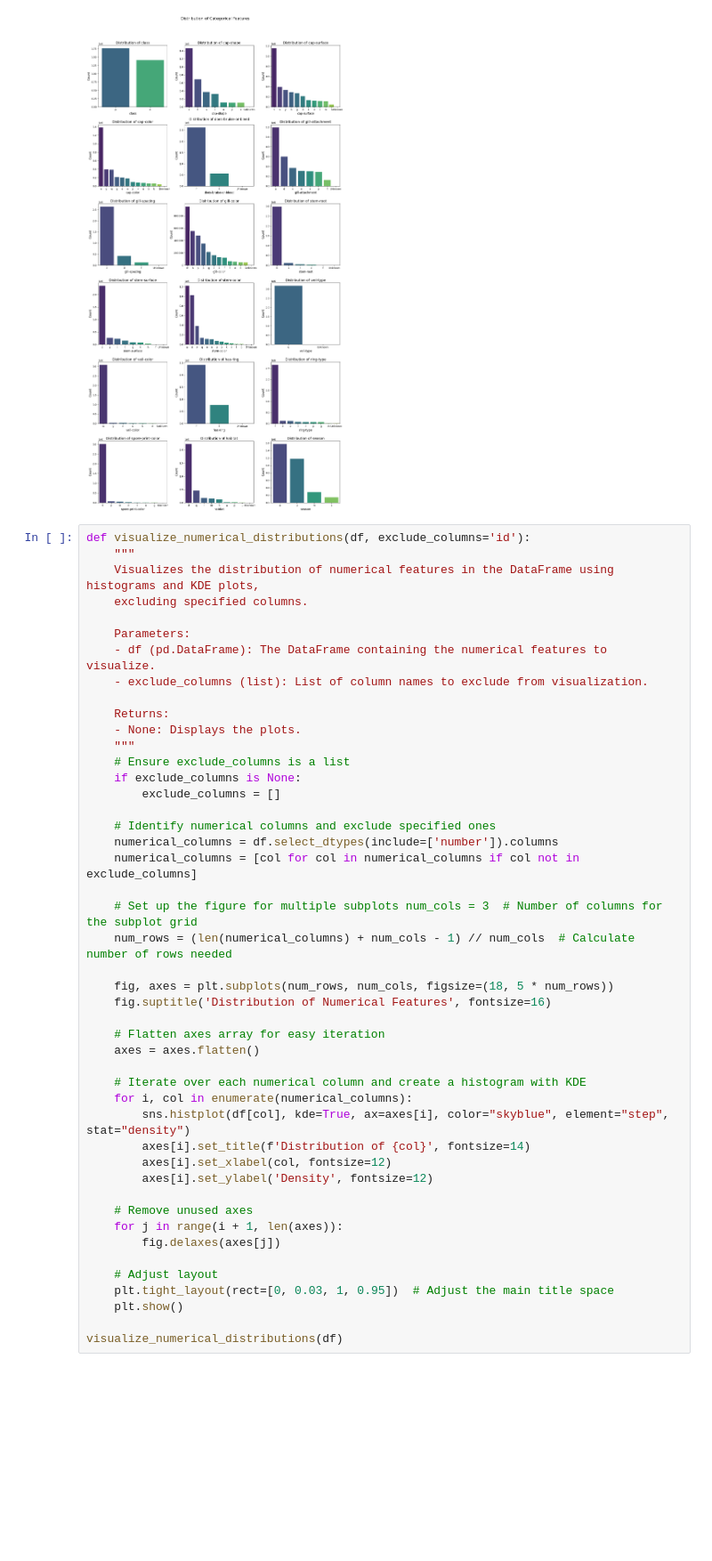
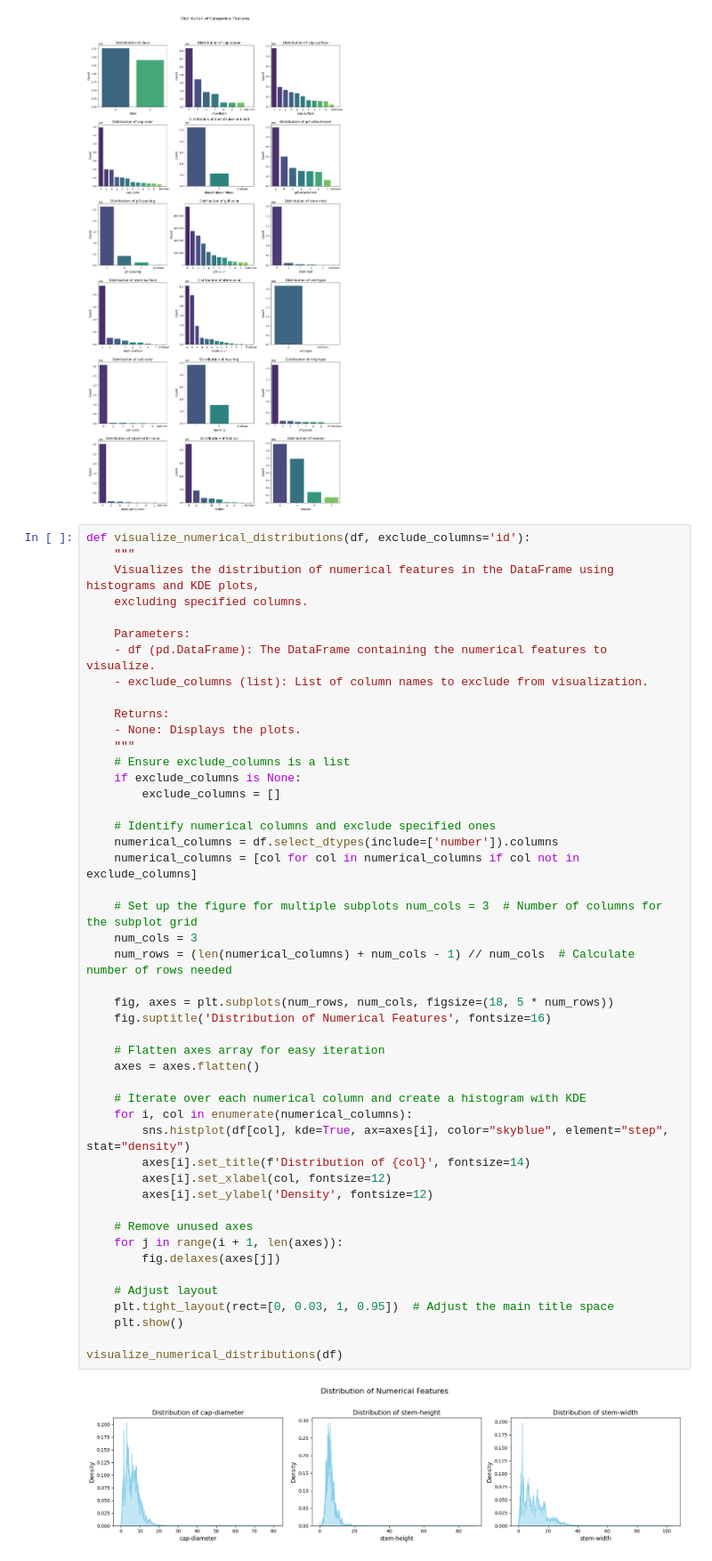
Before and after one commit to mbottoni/mushroom, a Jupyter notebook: src/notebooks/1-data-analysis.ipynb, the cells around one changed output. Shown at 89% size. Saved outputs shown, nothing was run; the diff lists cells and outputs as text; blank space fills up the shorter version.

```diff
--- a/src/notebooks/1-data-analysis.ipynb
+++ b/src/notebooks/1-data-analysis.ipynb
@@ -431,33 +434,36 @@ def visualize_numerical_distributions(df, exclude_columns='id'):
 
     # Identify numerical columns and exclude specified ones
     numerical_columns = df.select_dtypes(include=['number']).columns
     numerical_columns = [col for col in numerical_columns if col not in exclude_columns]
 
     # Set up the figure for multiple subplots num_cols = 3  # Number of columns for the subplot grid
+    num_cols = 3
     num_rows = (len(numerical_columns) + num_cols - 1) // num_cols  # Calculate number of rows needed
 
     fig, axes = plt.subplots(num_rows, num_cols, figsize=(18, 5 * num_rows))
     fig.suptitle('Distribution of Numerical Features', fontsize=16)
 
     # Flatten axes array for easy iteration
     axes = axes.flatten()
 
     # Iterate over each numerical column and create a histogram with KDE
     for i, col in enumerate(numerical_columns):
         sns.histplot(df[col], kde=True, ax=axes[i], color="skyblue", element="step", stat="density")
         axes[i].set_title(f'Distribution of {col}', fontsize=14)
         axes[i].set_xlabel(col, fontsize=12)
         axes[i].set_ylabel('Density', fontsize=12)
 
     # Remove unused axes
     for j in range(i + 1, len(axes)):
         fig.delaxes(axes[j])
 
     # Adjust layout
     plt.tight_layout(rect=[0, 0.03, 1, 0.95])  # Adjust the main title space
     plt.show()
 
 visualize_numerical_distributions(df)
+# %% [output]
+[figure, added]
 # %%
 def handle_skewness(df, threshold=1.0):
     """
```
Also changed, not shown: parts of 4 cells of this notebook, 1 other file.
